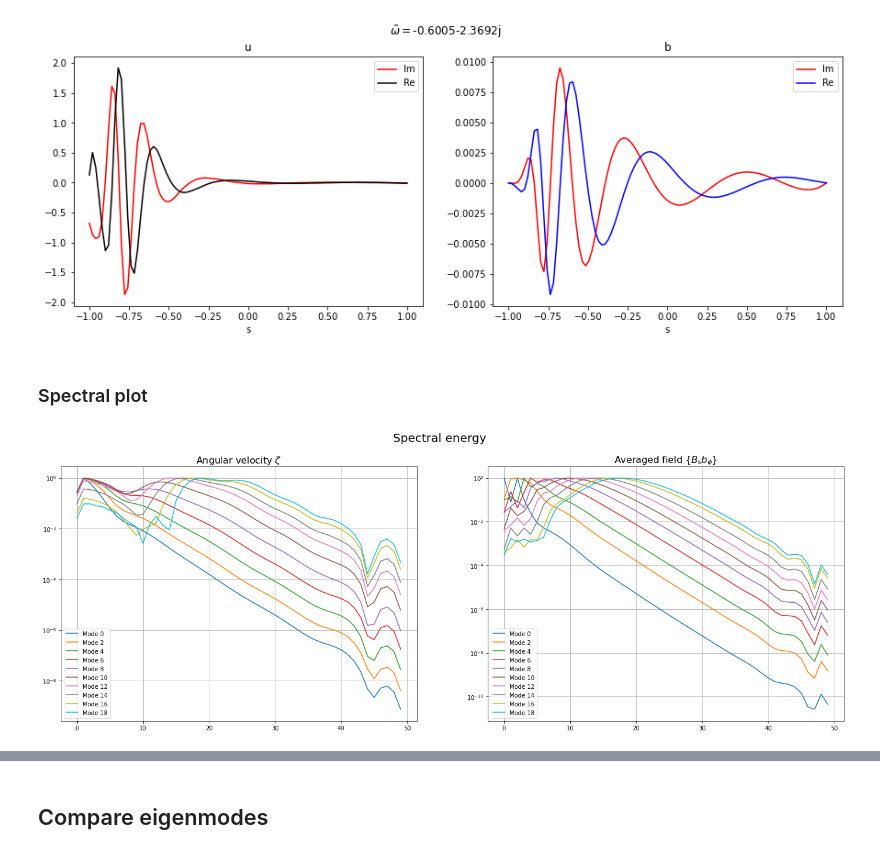
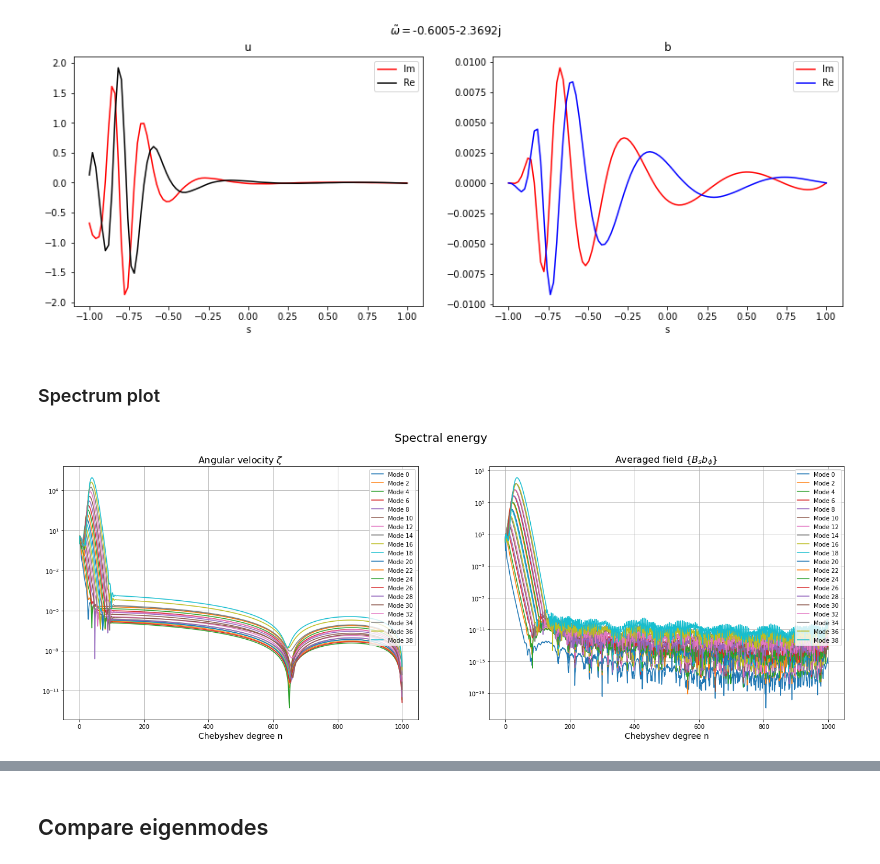
Before and after one commit to GentleMin/PyCrete, a Jupyter notebook: eigenmodes.ipynb, the cells around one changed output, grey strips where cells are left out. Cells and saved outputs as stored; diff of their text form; code cells hidden in the pictures.

Commit message:
Eigen mode post processing

```diff
--- a/eigenmodes.ipynb
+++ b/eigenmodes.ipynb
@@ -80,7 +83,7 @@ plt.show()
 import scipy.special as specfun
 from spectral import basis
 
-with h5py.File("./output/eigenmodes_Pm0_cheby50.h5", 'r') as f:
+with h5py.File("./output/eigenmodes_Pm0_cheby1000.h5", 'r') as f:
     degrees = f["degrees"][()]
     eigvals = f["eigenvals"][()]
     eigfuns = f["eigenfuns"][()]
@@ -137,40 +141,47 @@ plt.show()
 # %% [output]
 [figure]
 # %% [markdown]
-### Spectral plot
+### Spectrum plot
 # %%
-u_coeffs = eigfuns[:50, :]
-b_coeffs = eigfuns[50:, :]
+save_pict = True
+
+cheby_deg = 1000
+u_coeffs = eigfuns[:cheby_deg, :]
+b_coeffs = eigfuns[cheby_deg:, :]
 
 # Convert to modulus squared
 u_coeffs = np.abs(u_coeffs)**2
 b_coeffs = np.abs(b_coeffs)**2
 
 # Normalize by leading Tn coefficient
-# u_coeffs = u_coeffs/np.abs(u_coeffs[0, :])
-# b_coeffs = b_coeffs/np.abs(b_coeffs[0, :])
+u_coeffs = u_coeffs/np.abs(u_coeffs[0, :])
+b_coeffs = b_coeffs/np.abs(b_coeffs[0, :])
 
 # Normalize by maximum coefficient
-u_coeffs = u_coeffs/np.max(np.abs(u_coeffs), axis=0)
-b_coeffs = b_coeffs/np.max(np.abs(b_coeffs), axis=0)
+# u_coeffs = u_coeffs/np.max(np.abs(u_coeffs), axis=0)
+# b_coeffs = b_coeffs/np.max(np.abs(b_coeffs), axis=0)
 
-n_modes = 10
+n_modes = 20
 
 fig, axes = plt.subplots(nrows=1, ncols=2, figsize=(24, 8))
 
 ax = axes[0]
 lines = ax.semilogy(np.abs(u_coeffs[:, :2*n_modes:2]))
 ax.legend(lines, ("Mode {}".format(2*i) for i in range(2*n_modes)))
 ax.grid(which="both")
 ax.set_title(r"Angular velocity $\zeta$", fontsize=16)
+ax.set_xlabel("Chebyshev degree n", fontsize=14)
 
 ax = axes[1]
 lines = ax.semilogy(np.abs(b_coeffs[:, :2*n_modes:2]))
 ax.legend(lines, ("Mode {}".format(2*i) for i in range(2*n_modes)))
 ax.grid(which="both")
 ax.set_title(r"Averaged field $\{B_s b_\phi\}$", fontsize=16)
+ax.set_xlabel("Chebyshev degree n", fontsize=14)
 
 fig.suptitle("Spectral energy", fontsize=20)
+if save_pict:
+    plt.savefig("./output/eigenmodes_Pm0_cheby1000_quadpt/energy_spectrum.png", format="png", dpi=150, bbox_inches="tight")
 plt.show()
 # %% [output]
-[figure, old version]
+[figure, new version]
```
Also changed, not shown: parts of 14 cells of this notebook, 2 other files.
